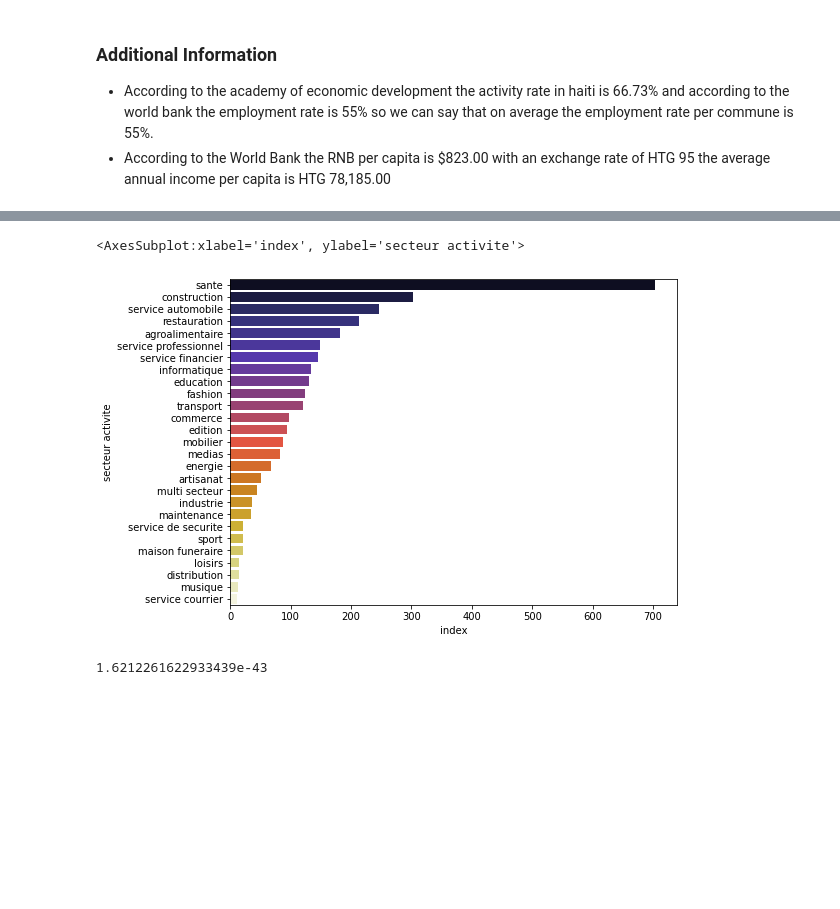
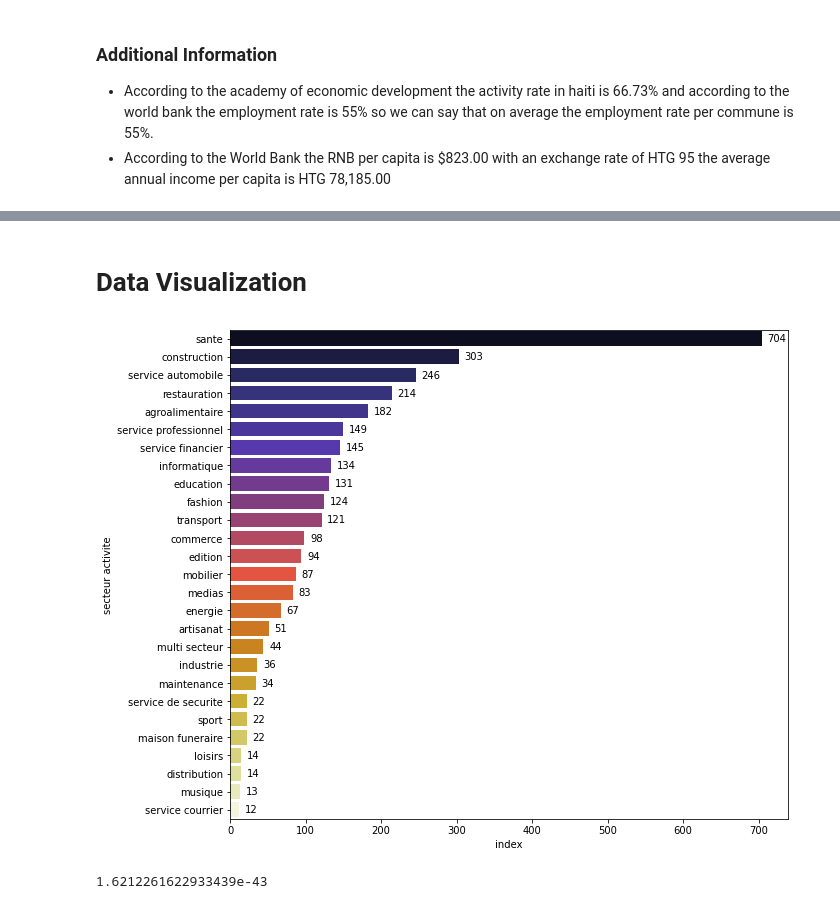
Before and after one commit to Ldave01/Best_Place_For_Business, a Jupyter notebook: eda.ipynb, the cells around one changed output, grey strips where cells are left out. Cells and saved outputs as stored; diff of their text form; code cells hidden in the pictures; blank space fills up the shorter version.

```diff
--- a/eda.ipynb
+++ b/eda.ipynb
@@ -145,15 +120,25 @@ final_population.head()
 | 2 | HT0113 | Carrefour | 534341 | 280296 | 254045 | 235636 | 298705 | 123841 | 111795 | 156455 | ... |
 | 3 | HT0114 | Pétion-Ville | 393779 | 202894 | 190885 | 163369 | 230410 | 83521 | 79848 | 119373 | ... |
 | 4 | HT0115 | Kenscoff | 60017 | 29928 | 30089 | 27366 | 32651 | 13623 | 13743 | 16305 | ... |
+# %% [markdown]
+# Data Visualization
 # %%
+#business distribution by sector of activity
 secteur=dataset.groupby(by='secteur activite').index.count().to_frame()
 secteur=secteur.sort_values(by='index', ascending=False)
-#display(secteur)
-plt.figure(figsize=(8,6))
-sns.barplot(y=secteur.index,x='index', palette="CMRmap", data=secteur)
+plt.figure(figsize=(10,9))
+ax=sns.barplot(y=secteur.index,x='index', palette="CMRmap", data=secteur)
+for container in ax.containers:
+    ax.bar_label(container,padding=5.8)
+
+
+# for p in ax.patches:
+#     percentage = '{:.1f}%'.format(p.get_width())
+#     y = p.get_x() + p.get_width()/2 # + 0.02
+#     x = p.get_y() + p.get_height()/2
+#     ax.annotate(percentage, (y, x), clip_on=True, weight='bold', color='red', fontsize=10)
 # %% [output]
-<AxesSubplot:xlabel='index', ylabel='secteur activite'>
-[figure, old version]
+[figure, new version]
 # %%
 def table_bar(secteur=''):
     commune=dataset[dataset['secteur activite']==secteur].pivot_table(index='commune', columns='secteur activite', values='index', aggfunc='count')
```
Also changed, not shown: parts of 4 cells of this notebook.
